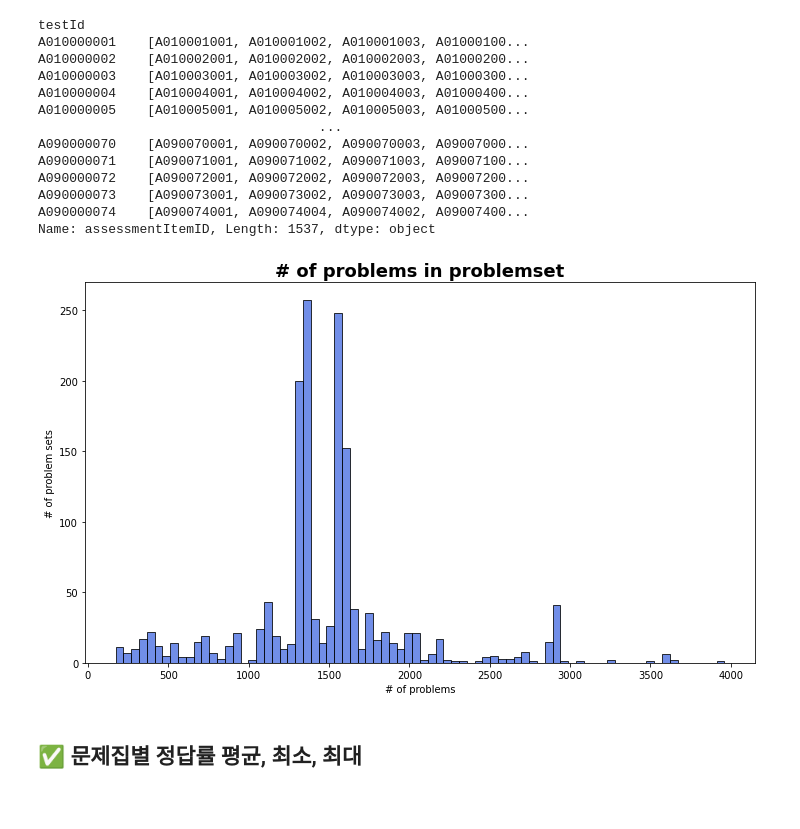
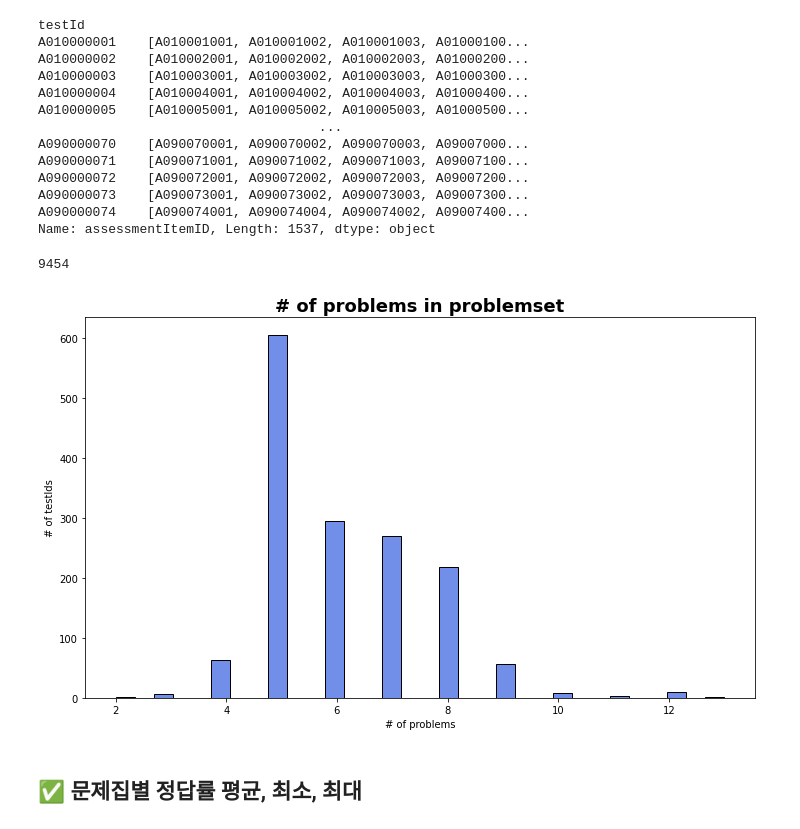
Before and after one commit to boostcampaitech3/level2-dkt-level2-recsys-07, a Jupyter notebook: EDA/eda_Jongmoon.ipynb, the cells around one changed output. Cells and saved outputs as stored; diff of their text form; code cells hidden in the pictures.

```diff
--- a/EDA/eda_Jongmoon.ipynb
+++ b/EDA/eda_Jongmoon.ipynb
@@ -240,17 +240,21 @@ Name: assessmentItemID, Length: 1537, dtype: object
 # %%
 problemset_problemcnt = list()
 for problemset in problemset_df:
-    problemset_problemcnt.append(len(problemset))
+    problemset_problemcnt.append(len(set(problemset)))
+
+np.sum(problemset_problemcnt)
+# %% [output]
+9454
 # %%
 # 문제집별 문제의 수를 histogram으로 나타내기
 fig, ax = plt.subplots(1, 1, figsize=(12, 7))
 sns.histplot(data=problemset_problemcnt, ax=ax, color="royalblue")
 ax.set_title("# of problems in problemset", fontsize="18", fontweight="semibold")
 ax.set_xlabel("# of problems")
-ax.set_ylabel("# of problem sets")
+ax.set_ylabel("# of testIds")
 plt.show()
 # %% [output]
-[figure, old version]
+[figure, new version]
 # %% [markdown]
 ## ✅ 문제집별 정답률 평균, 최소, 최대
 # %%
```
Also changed, not shown: parts of 6 cells of this notebook.
